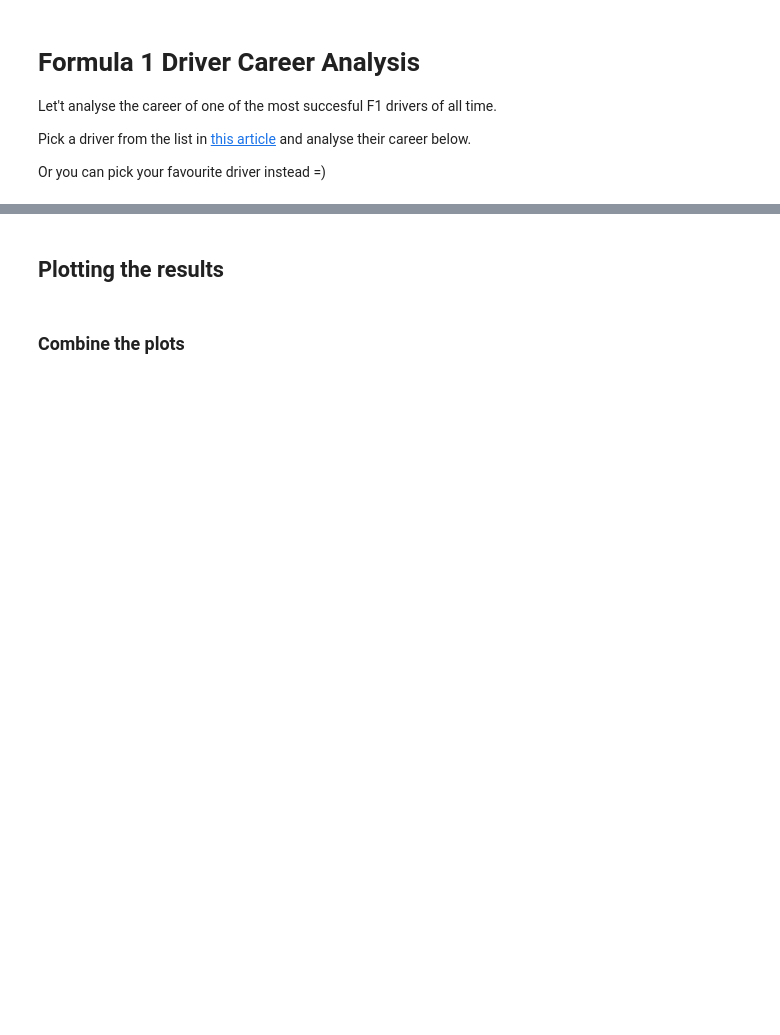
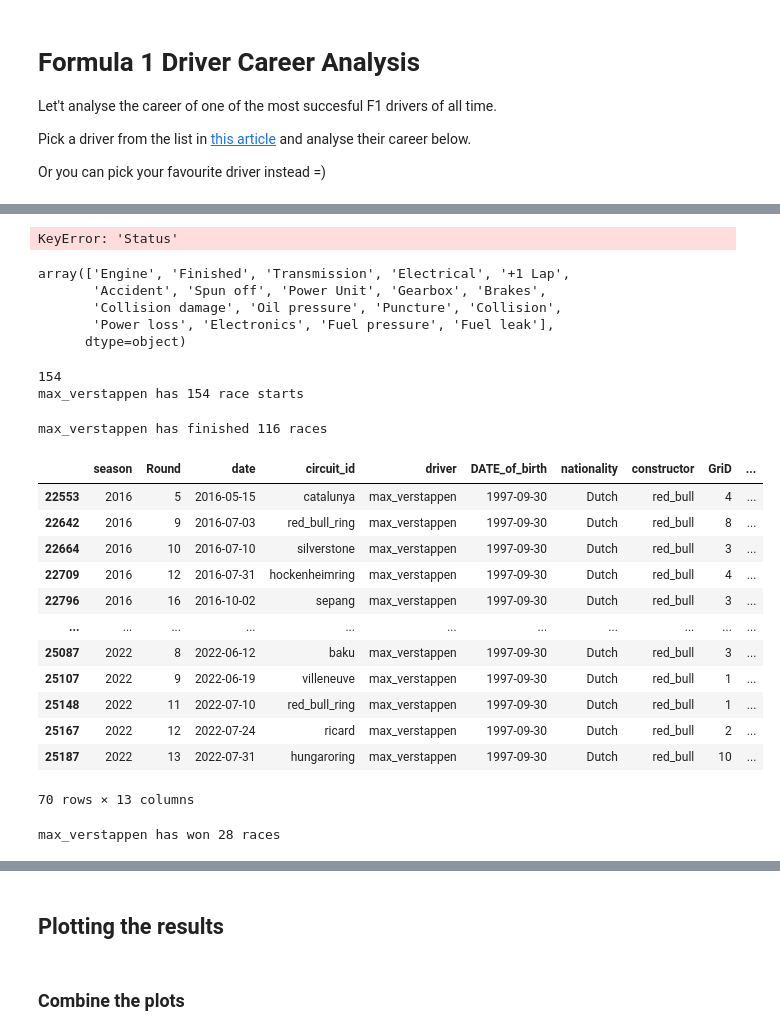
Before and after one commit to autrefois/bootcamp, a Jupyter notebook: 2022/python_workshop/notebooks/08_pandas.ipynb, the cells around one changed output, grey strips where cells are left out. Saved outputs shown, nothing was run; the diff lists cells and outputs as text; code cells hidden in the pictures; blank space fills up the shorter version.

```diff
--- a/2022/python_workshop/notebooks/08_pandas.ipynb
+++ b/2022/python_workshop/notebooks/08_pandas.ipynb
@@ -958,6 +1029,9 @@ print(f"{driver}'s nationality is {nationality}")
 # %%
 # when was his first race and for which constructor?
-races = ...
-first_race_date = ...
-first_race_constructor = ...
+races =f1_results[(f1_results["driver"]== driver)]
+#print(races)
+first_race_date = races.iloc[0][2]
+#print(first_race_date)
+first_race_constructor = races.iloc[1][7]
+#print(first_race_constructor)
 print(f"{driver}'s first race was on {first_race_date} with {first_race_constructor}")
@@ -964,7 +1040,10 @@ print(f"{driver}'s first race was on {first_race_date} with {first_race_construc
 # %%
 # when was his first podium + with which constructor?
 # keep in mind the driver may have been on the podium 0 times
-podiums = ...
-first_podium_date = ...
-first_podium_constructor = ...
+podiums = races[(races["podium"] <4)]
+#print(podiums)
+first_podium_date = podiums.iloc[0][2]
+#print(first_podium_date)
+first_podium_constructor = podiums.iloc[0][7]
+#print(first_podium_constructor)
 print(f"{driver}'s first podium was on {first_podium_date} with {first_podium_constructor}")
@@ -979,14 +1082,53 @@ print(f"{driver}'s first win was on {first_win_date} with {first_win_constructor
+# %%
+races["Status"].value_counts().sum()
+# %% [output]
+KeyError: 'Status'
+# %%
+races["Status"].unique()
+# %% [output]
+array(['Engine', 'Finished', 'Transmission', 'Electrical', '+1 Lap',
+       'Accident', 'Spun off', 'Power Unit', 'Gearbox', 'Brakes',
+       'Collision damage', 'Oil pressure', 'Puncture', 'Collision',
+       'Power loss', 'Electronics', 'Fuel pressure', 'Fuel leak'],
+      dtype=object)
 # %%
 # how many race starts?
 # hint: check the Status is NOT one of Did not qualify, Did not prequalify, Not classified
-race_starts = ...
+race_starts = races[(races["Status"] !="Did not qualify") & (races["Status"] !="Did not prequalify") & (races["Status"] !="Not classified")].count().iloc[0]
+print(race_starts)
+#.values_count.sum()
 print(f"{driver} has {race_starts} race starts")
+# %% [output]
+154
+max_verstappen has 154 race starts
 # %%
 # how many of those races did he actually finished?
 # hint: look for Status Finished; for this exercise, we'll not consider other statuses as successful
-races_finished = ...
+races_finished = races[(races["Status"] == "Finished")].count().iloc[0]
+# print(races_finished)
 print(f"{driver} has finished {races_finished} races")
+# %% [output]
+max_verstappen has finished 116 races
+# %%
+podiums
+# %% [output]
+|  | season | Round | date | circuit_id | driver | DATE_of_birth | nationality | constructor | GriD | ... |
+| 22553 | 2016 | 5 | 2016-05-15 | catalunya | max_verstappen | 1997-09-30 | Dutch | red_bull | 4 | ... |
+| 22642 | 2016 | 9 | 2016-07-03 | red_bull_ring | max_verstappen | 1997-09-30 | Dutch | red_bull | 8 | ... |
+| 22664 | 2016 | 10 | 2016-07-10 | silverstone | max_verstappen | 1997-09-30 | Dutch | red_bull | 3 | ... |
+| 22709 | 2016 | 12 | 2016-07-31 | hockenheimring | max_verstappen | 1997-09-30 | Dutch | red_bull | 4 | ... |
+| 22796 | 2016 | 16 | 2016-10-02 | sepang | max_verstappen | 1997-09-30 | Dutch | red_bull | 3 | ... |
+| ... | ... | ... | ... | ... | ... | ... | ... | ... | ... | ... |
+| 25087 | 2022 | 8 | 2022-06-12 | baku | max_verstappen | 1997-09-30 | Dutch | red_bull | 3 | ... |
+| 25107 | 2022 | 9 | 2022-06-19 | villeneuve | max_verstappen | 1997-09-30 | Dutch | red_bull | 1 | ... |
+| 25148 | 2022 | 11 | 2022-07-10 | red_bull_ring | max_verstappen | 1997-09-30 | Dutch | red_bull | 1 | ... |
+| 25167 | 2022 | 12 | 2022-07-24 | ricard | max_verstappen | 1997-09-30 | Dutch | red_bull | 2 | ... |
+| 25187 | 2022 | 13 | 2022-07-31 | hungaroring | max_verstappen | 1997-09-30 | Dutch | red_bull | 10 | ... |
+70 rows × 13 columns
 # %%
 # how many has he won?
-races_won = ...
+races_won = podiums[(podiums["podium"]==1)].value_counts().sum()
+#print(races_won.info())
 print(f"{driver} has won {races_won} races")
+# %% [output]
+max_verstappen has won 28 races
```
Also changed, not shown: parts of 14 cells of this notebook.
